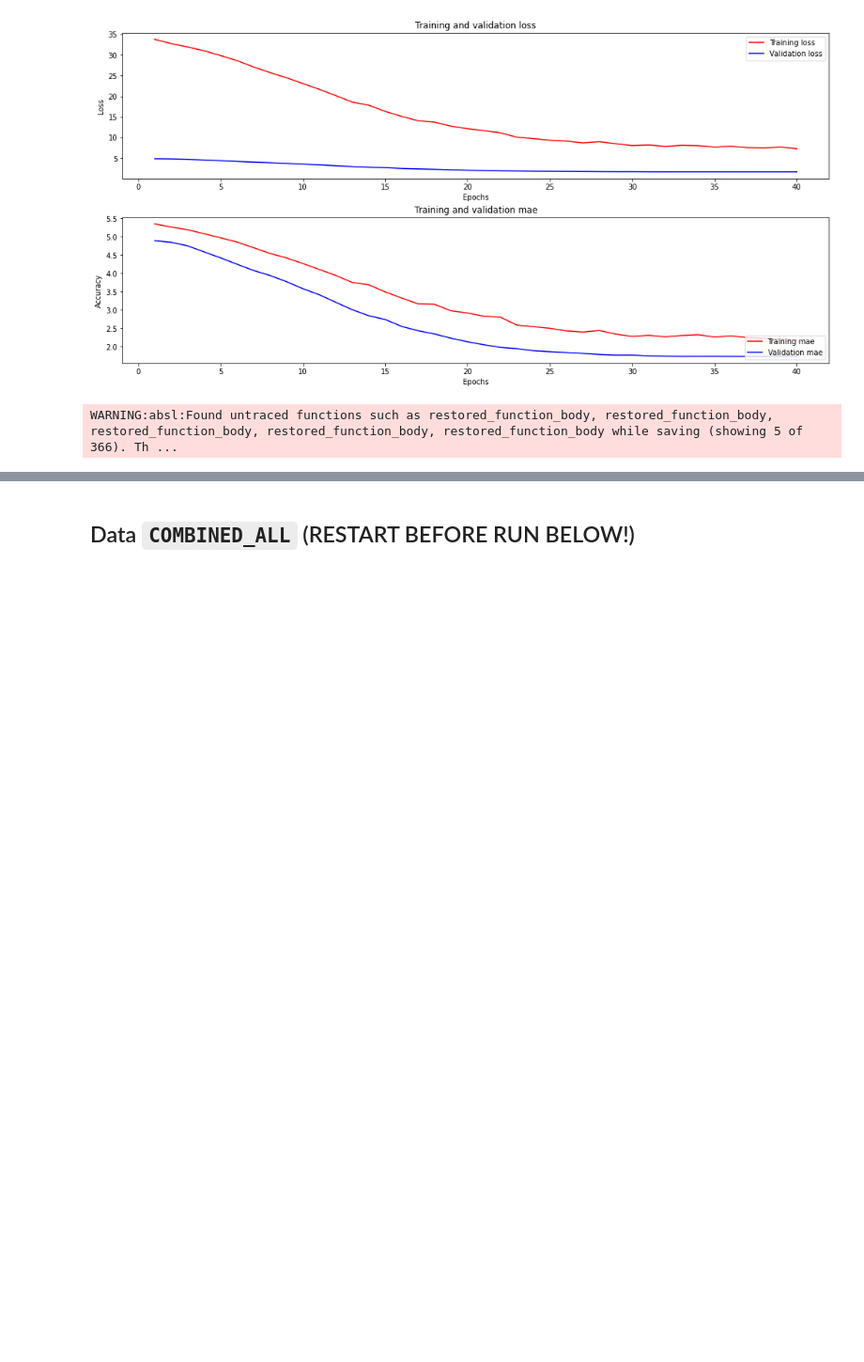
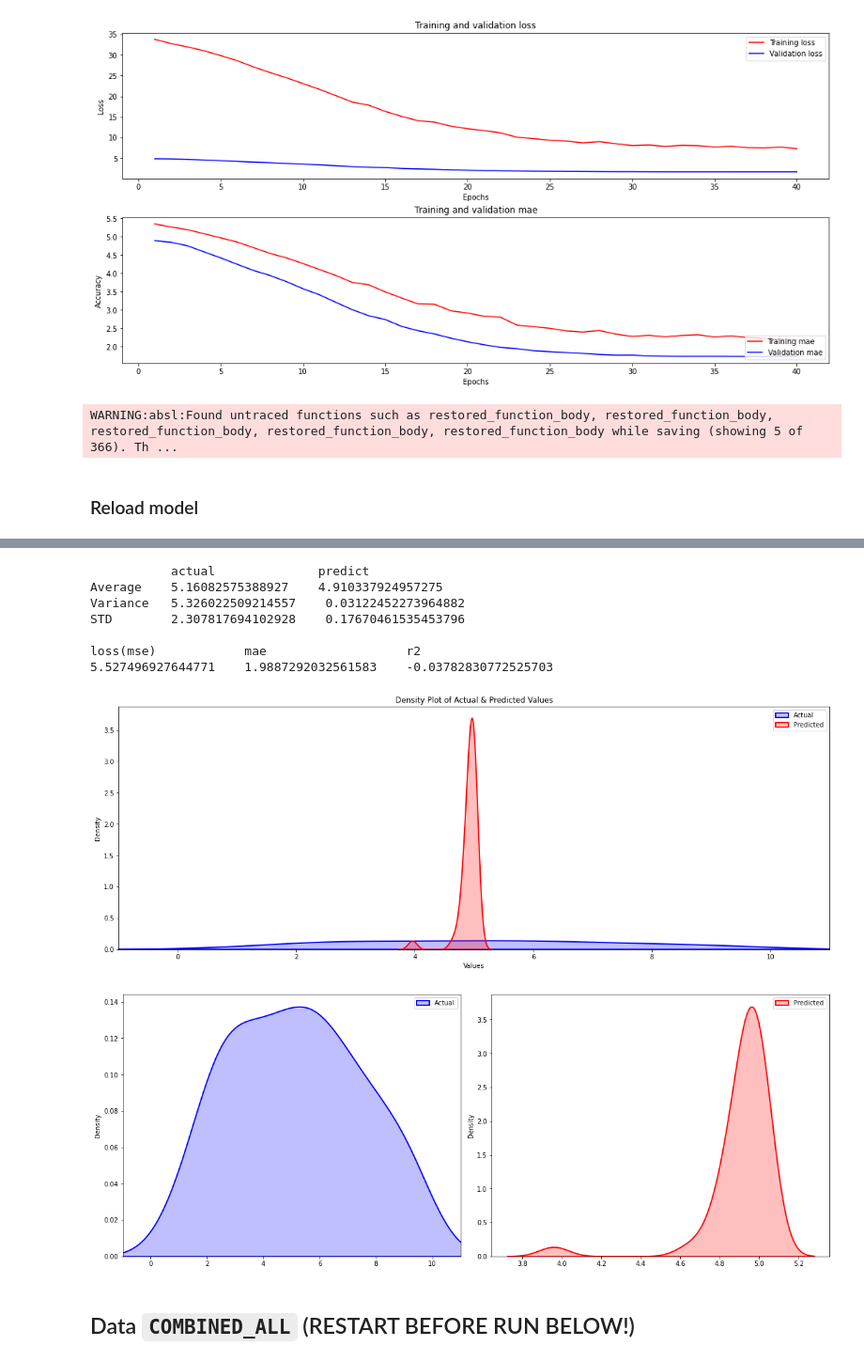
Before and after one commit to victorchendra02/Final-Academic-Project, a Jupyter notebook: models/02_BERT.ipynb, the cells around one changed output, grey strips where cells are left out. Shown at 94% size. Saved outputs shown, nothing was run; the diff lists cells and outputs as text; code cells hidden in the pictures; blank space fills up the shorter version.

Commit message:
Add actual-predict comparison

```diff
--- a/models/02_BERT.ipynb
+++ b/models/02_BERT.ipynb
@@ -303,3 +303,71 @@ temp_path = "saved_models/regression/IMO-BERT-CASED"
 regressor_model.model.save(temp_path)
 # %% [output]
 WARNING:absl:Found untraced functions such as restored_function_body, restored_function_body, restored_function_body, restored_function_body, restored_function_body while saving (showing 5 of 366). Th ...
+# %% [markdown]
+### Reload model
+# %%
+reloaded_model = tf.saved_model.load('saved_models/regression/IMO-BERT-CASED')
+# %%
+def compare_actual_and_predict_values(model, list_of_texts, list_of_actual):
+    from sklearn.metrics import mean_squared_error, mean_absolute_error, r2_score
+    import matplotlib.pyplot as plt
+    import seaborn as sns
+    import numpy as np
+
+    predicted = model(tf.constant(list_of_texts))
+    predicted = predicted.numpy().flatten()
+    list_of_actual = np.array(list_of_actual)
+
+    for i in range(len(list_of_texts)):
+        print(f"{str(i+1):>2s}. {list_of_texts[i]}")
+        print(f"    Actual   Predicted")
+        print(f"    {list_of_actual[i]:.3f}    {predicted[i]:.3f}")
+        print()
+
+    sorted_df = pd.DataFrame({
+        'actual': np.sort(list_of_actual),
+        'predicted': np.sort(predicted)
+    })
+    pd.set_option('display.max_rows', 500)
+    display(sorted_df)
+    print(f"           actual              predict")
+    print(f"Average    {np.average(list_of_actual)}    {np.average(predicted)}")
+    print(f"Variance   {np.var(list_of_actual)}    {np.var(predicted)}")
+    print(f"STD        {np.std(list_of_actual)}    {np.std(predicted)}")
+    print()
+
+    loss_sk = mean_squared_error(y_true=list_of_actual, y_pred=predicted)
+    mae_sk = mean_absolute_error(y_true=list_of_actual, y_pred=predicted)
+    r2_sk = r2_score(y_true=list_of_actual, y_pred=predicted)
+    print(f"loss(mse)            mae                   r2")
+    print(f"{loss_sk}    {mae_sk}    {r2_sk}")
+
+    fig, ax = plt.subplots(1, 1, figsize=(16, 6), constrained_layout=True)
+    sns.kdeplot(list_of_actual, label='Actual', shade=True, color='blue', linewidth=2)
+    sns.kdeplot(predicted, label='Predicted', shade=True, color='red', linewidth=2)
+
+    plt.xlim((-1, 11))
+    plt.title('Density Plot of Actual & Predicted Values')
+    plt.xlabel('Values')
+    plt.ylabel('Density')
+    plt.legend()
+
+    fig, ax = plt.subplots(1, 2, figsize=(16, 6), constrained_layout=True)
+    plt.subplot(1, 2, 1)
+    plt.xlim((-1, 11))
+    sns.kdeplot(list_of_actual, label='Actual', shade=True, color='blue', linewidth=2)
+    plt.legend()
+
+    plt.subplot(1, 2, 2)
+    sns.kdeplot(predicted, label='Predicted', shade=True, color='red', linewidth=2)
+    plt.legend()
+
+    plt.show()
+
+df = pd.read_csv("../data/regression/imo/test.csv")
+examples_texts = df['post_canonical'].values
+examples_scores = df['score'].values
+del df
+
+compare_actual_and_predict_values(reloaded_model, examples_texts, examples_scores)
+# %% [output]
@@ -306,3 +408,12 @@ WARNING:absl:Found untraced functions such as restored_function_body, restored_f
+           actual              predict
+Average    5.16082575388927    4.910337924957275
+Variance   5.326022509214557    0.03122452273964882
+STD        2.307817694102928    0.17670461535453796
+
+loss(mse)            mae                   r2
+5.527496927644771    1.9887292032561583    -0.03782830772525703
+[figure, added]
+[figure, added]
 # %% [markdown]
 ## Data `COMBINED_ALL` (RESTART BEFORE RUN BELOW!)
 # %%
```
Also changed, not shown: parts of 1 cell of this notebook.
